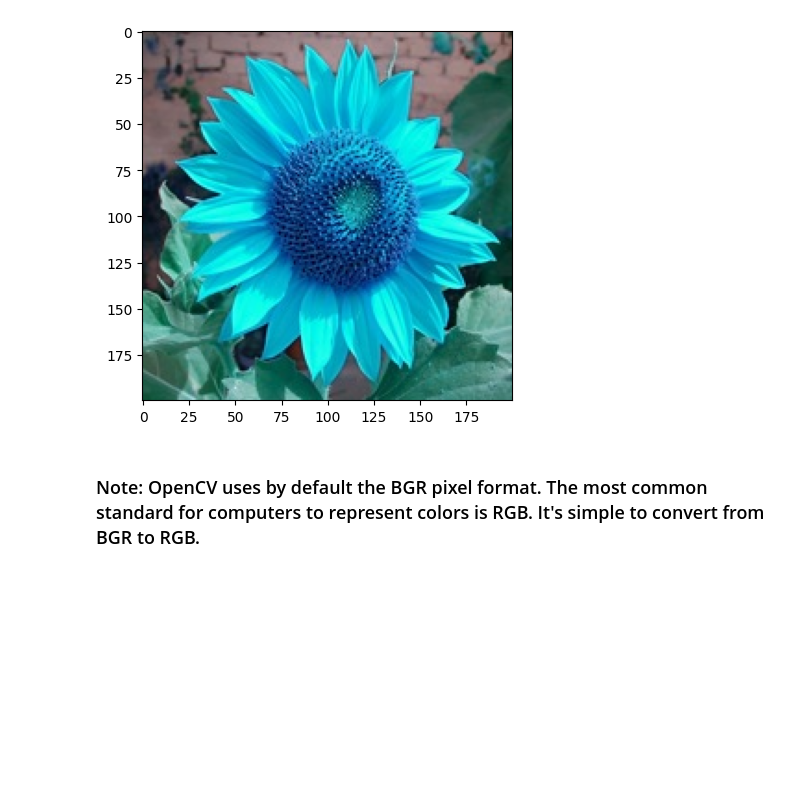
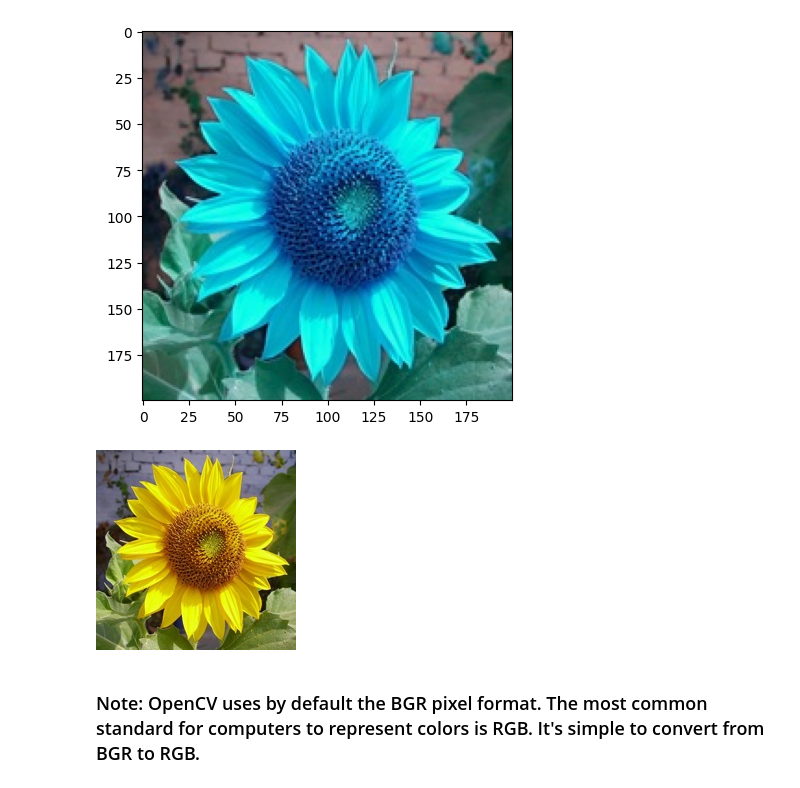
Before and after one commit to encoras/Introduction-to-OpenCV, a Jupyter notebook: OpenCV_Tutorial.ipynb, the cells around one changed output. Cells and saved outputs as stored; diff of their text form; code cells hidden in the pictures; blank space fills up the shorter version.

```diff
--- a/OpenCV_Tutorial.ipynb
+++ b/OpenCV_Tutorial.ipynb
@@ -70,6 +72,10 @@ plt.imshow(img)
 # %% [output]
 <matplotlib.image.AxesImage at 0x...>
 [figure]
+# %%
+cv2_imshow(img)
+# %% [output]
+[figure, added]
 # %% [markdown]
 ### Note: OpenCV uses by default the BGR pixel format. The most common standard for computers to represent colors is RGB. It's simple to convert from BGR to RGB.
 # %% [markdown]
```
Also changed, not shown: parts of 2 cells of this notebook.
